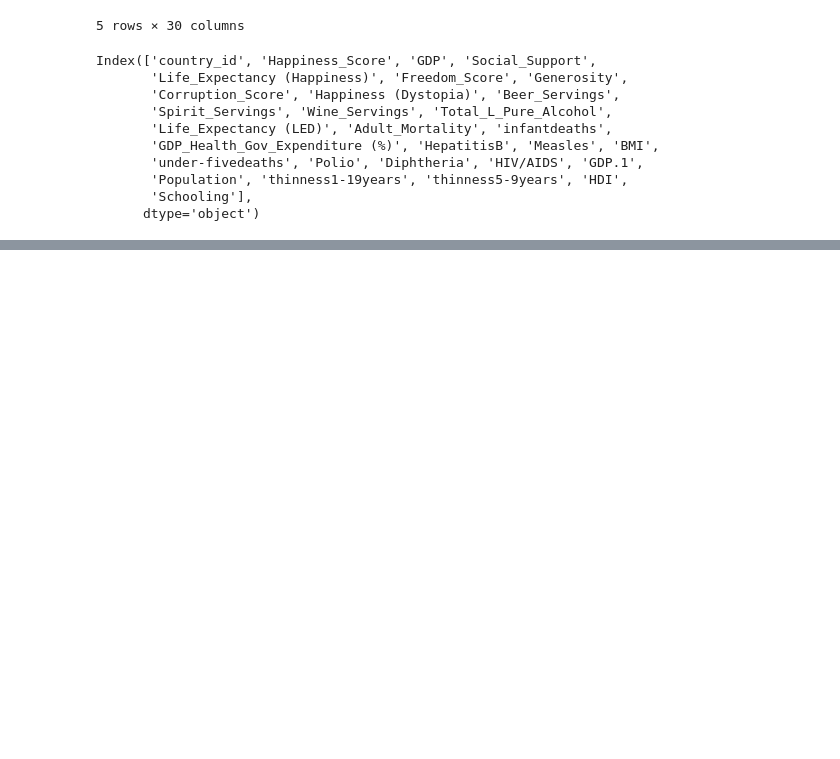
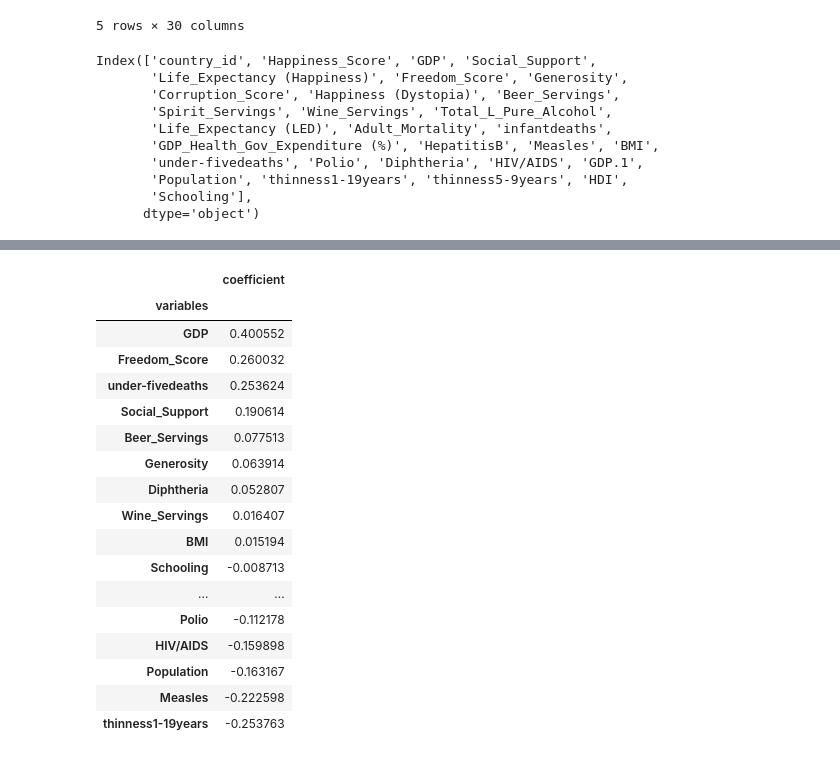
Before and after one commit to staceywai/Final-Project, a Jupyter notebook: multiple linear regression.ipynb, the cells around one changed output, grey strips where cells are left out. Saved outputs shown, nothing was run; the diff lists cells and outputs as text; code cells hidden in the pictures; blank space fills up the shorter version.

```diff
--- a/multiple linear regression.ipynb
+++ b/multiple linear regression.ipynb
@@ -99,0 +112,29 @@ coef
+# %%
+# create df comparing variables and coefficient values
+coef_df = pd.DataFrame({
+    'variables':variables,
+    'coefficient':coef[0]
+
+})
+coef_df=coef_df.sort_values(by=['coefficient'],ascending=False)
+coef_df=coef_df.set_index('variables').sort_values(by=['coefficient'],ascending=False)
+coef_df
+# %% [output]
+|  | coefficient |
+| variables |  |
+| GDP | 0.400552 |
+| Freedom_Score | 0.260032 |
+| under-fivedeaths | 0.253624 |
+| Social_Support | 0.190614 |
+| Beer_Servings | 0.077513 |
+| Generosity | 0.063914 |
+| Diphtheria | 0.052807 |
+| Wine_Servings | 0.016407 |
+| BMI | 0.015194 |
+| Schooling | -0.008713 |
+| ... | ... |
+| Polio | -0.112178 |
+| HIV/AIDS | -0.159898 |
+| Population | -0.163167 |
+| Measles | -0.222598 |
+| thinness1-19years | -0.253763 |
```
Also changed, not shown: parts of 7 cells of this notebook, 2 other files.
